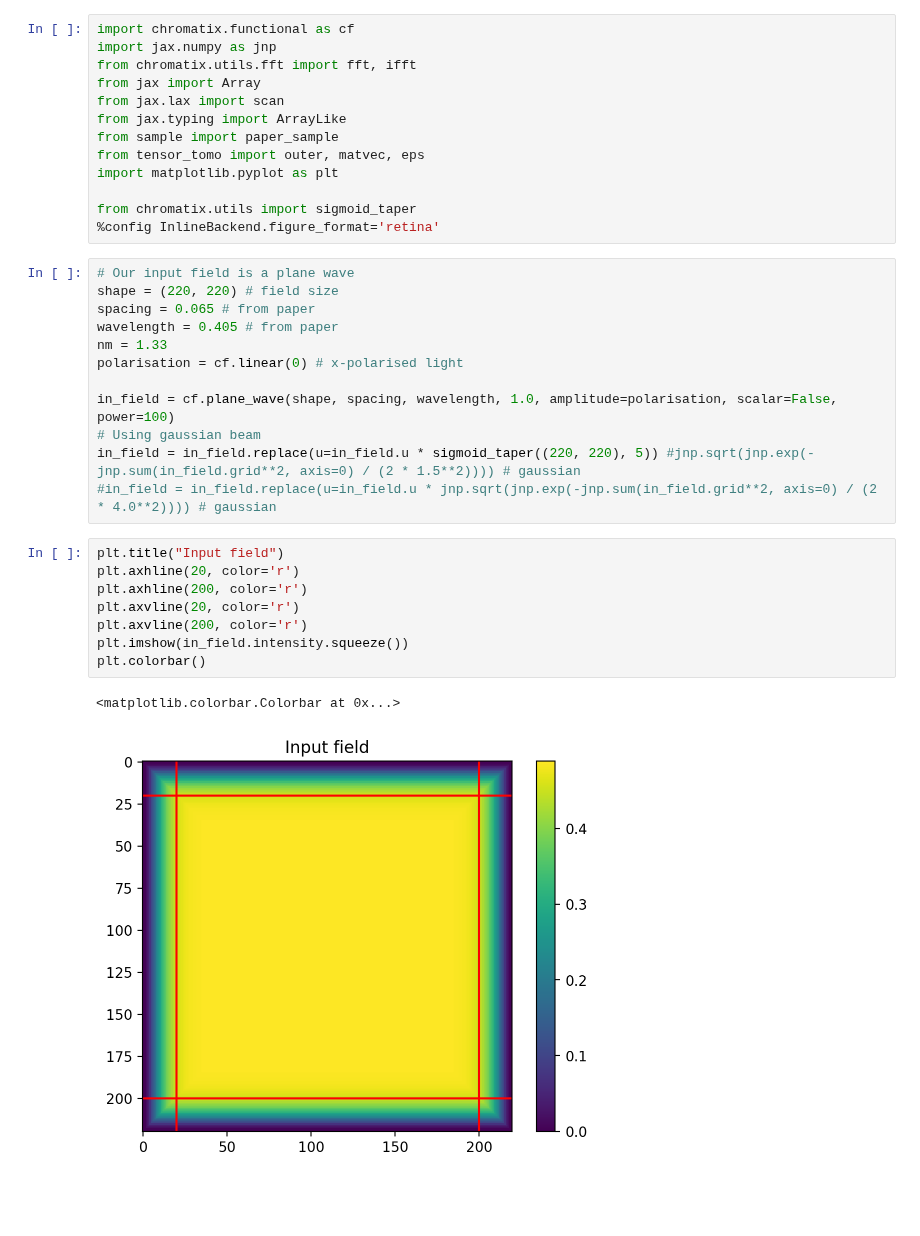
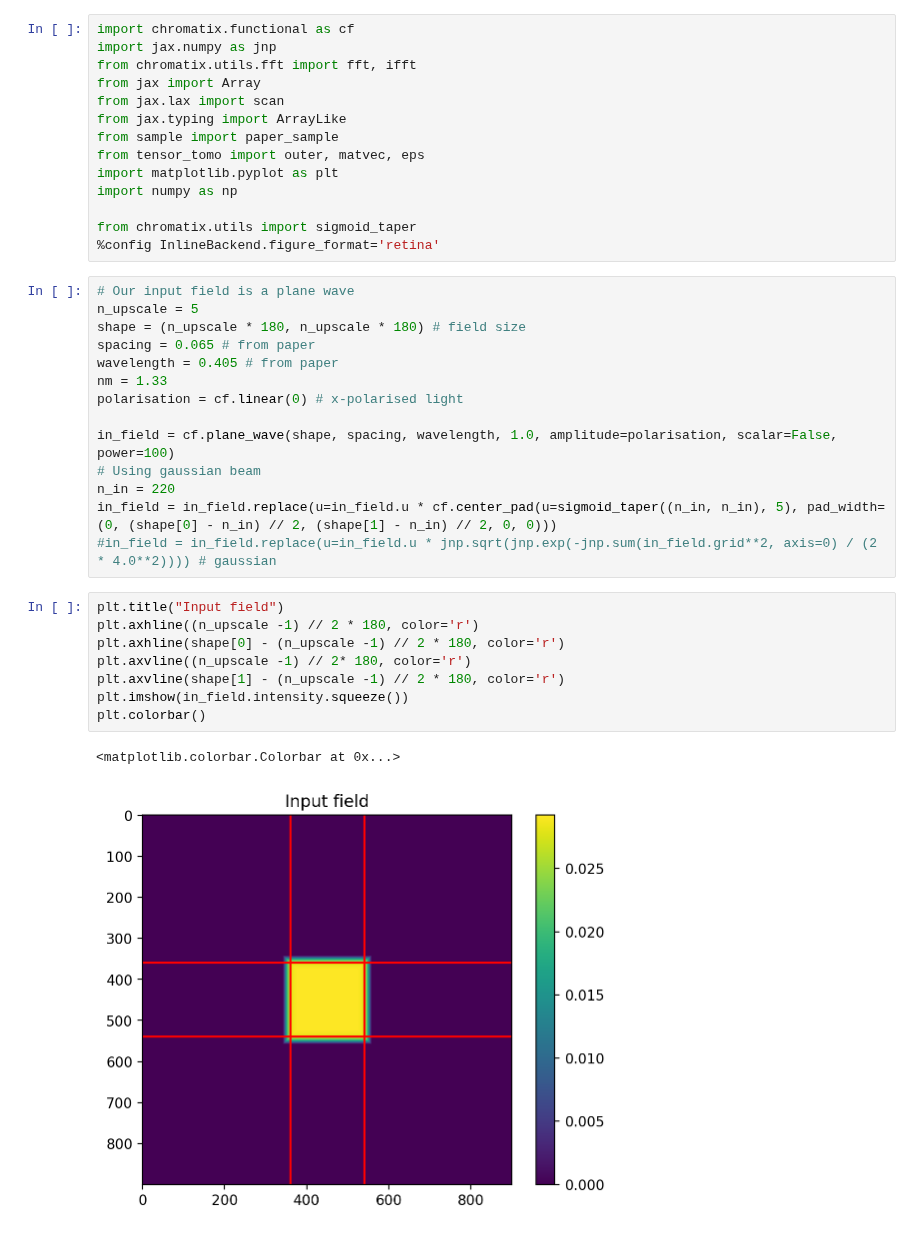
Before and after one commit to chromatix-team/chromatix, a Jupyter notebook: polarised_multislice/08_padding.ipynb, the cells around one changed output. Drawn from its saved outputs; the diff is of its cells as text; blank space fills up the shorter version.

```diff
--- a/polarised_multislice/08_padding.ipynb
+++ b/polarised_multislice/08_padding.ipynb
@@ -8,12 +8,14 @@ from jax.typing import ArrayLike
 from sample import paper_sample
 from tensor_tomo import outer, matvec, eps
 import matplotlib.pyplot as plt
+import numpy as np
 
 from chromatix.utils import sigmoid_taper
 %config InlineBackend.figure_format='retina'
 # %%
 # Our input field is a plane wave
-shape = (220, 220) # field size
+n_upscale = 5
+shape = (n_upscale * 180, n_upscale * 180) # field size
 spacing = 0.065 # from paper
 wavelength = 0.405 # from paper
 nm = 1.33
@@ -21,19 +23,20 @@ polarisation = cf.linear(0) # x-polarised light
 
 in_field = cf.plane_wave(shape, spacing, wavelength, 1.0, amplitude=polarisation, scalar=False, power=100)
 # Using gaussian beam
-in_field = in_field.replace(u=in_field.u * sigmoid_taper((220, 220), 5)) #jnp.sqrt(jnp.exp(-jnp.sum(in_field.grid**2, axis=0) / (2 * 1.5**2)))) # gaussian
+n_in = 220
+in_field = in_field.replace(u=in_field.u * cf.center_pad(u=sigmoid_taper((n_in, n_in), 5), pad_width=(0, (shape[0] - n_in) // 2, (shape[1] - n_in) // 2, 0, 0)))
 #in_field = in_field.replace(u=in_field.u * jnp.sqrt(jnp.exp(-jnp.sum(in_field.grid**2, axis=0) / (2 * 4.0**2)))) # gaussian
 # %%
 plt.title("Input field")
-plt.axhline(20, color='r')
-plt.axhline(200, color='r')
-plt.axvline(20, color='r')
-plt.axvline(200, color='r')
+plt.axhline((n_upscale -1) // 2 * 180, color='r')
+plt.axhline(shape[0] - (n_upscale -1) // 2 * 180, color='r')
+plt.axvline((n_upscale -1) // 2* 180, color='r')
+plt.axvline(shape[1] - (n_upscale -1) // 2 * 180, color='r')
 plt.imshow(in_field.intensity.squeeze())
 plt.colorbar()
 # %% [output]
 <matplotlib.colorbar.Colorbar at 0x...>
-[figure, old version]
+[figure, new version]
 # %%
 # Sample from the paper
 sample = paper_sample()
```
Also changed, not shown: parts of 10 cells of this notebook, 2 other files.
